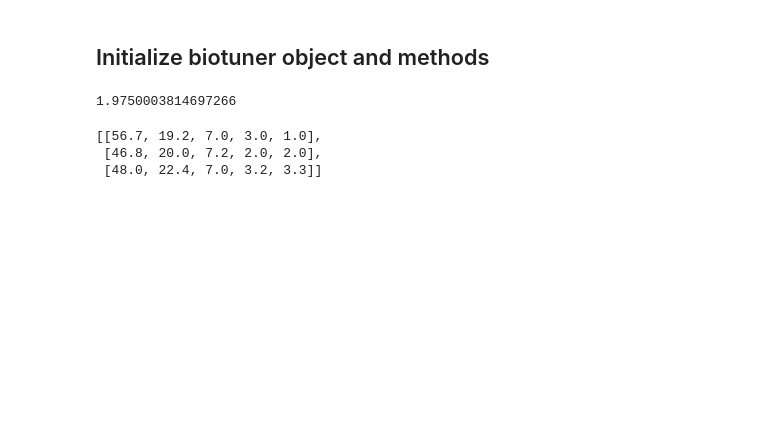
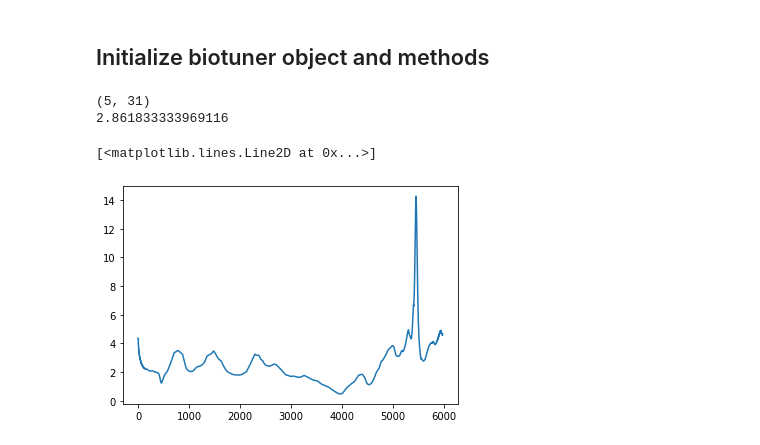
Before and after one commit to AntoineBellemare/biotuner, a Jupyter notebook: biotuner_object.ipynb, the cells around one changed output. Saved outputs shown, nothing was run; the diff lists cells and outputs as text; code cells hidden in the pictures; blank space fills up the shorter version.

Commit message:
spectromorph indexes

```diff
--- a/biotuner_object.ipynb
+++ b/biotuner_object.ipynb
@@ -333,16 +357,24 @@ biotuning.IMFs[0][incut:outcut]
 # %%
 import time
 start = time.time()
-data = epochs_data[15][75][1000:6000] # Define data (single time series)
-biotuning = biotuner(1000, peaks_function = 'EEMD', precision = 0.5, n_harm = 10) # Initialize biotuner object
+data = epochs_data[11][55][0:6000] # Define data (single time series)
+biotuning = biotuner(1000, peaks_function = 'HH1D_max', precision = 0.5, n_harm = 30) # Initialize biotuner object
 biotuning.peaks_extraction(data)
 biotuning.compute_peaks_metrics()
-biotuning.peaks_extension(method = 'consonant_harmonic_fit', harm_function = 'mult', cons_limit = 0.1)
+#biotuning.peaks_extension(method = 'harmonic_fit', harm_function = 'mult', cons_limit = 0.1, n_ratios_harms = 5,
+#                          ratios_inc = True)
 biotuning.compute_diss_curve(plot = False, input_type = 'peaks', denom = 50, consonance = False, n_tet_grid = 12)
-biotuning.compute_spectromorph(comp_chords = True, min_notes = 5, limit = 30, cons_chord_method = 'euler')
+biotuning.compute_spectromorph(comp_chords = True, min_notes = 5, cons_limit = 45, cons_chord_method = 'euler')
 
-biotuning.compute_harmonic_entropy(input_type = 'extended_peaks', plot_entropy = False)
+#biotuning.compute_harmonic_entropy(input_type = 'extended_peaks_inc', plot_entropy = True, octave = 8, rebound = True)
 stop = time.time()
 print(stop-start)
 # %% [output]
-1.9750003814697266
+(5, 31)
+2.861833333969116
+# %%
+IF = np.moveaxis(biotuning.IF, 0 ,1)
+plt.plot(IF[4][10:-10])
+# %% [output]
+[<matplotlib.lines.Line2D at 0x...>]
+[figure, added]
@@ -349,6 +385,2 @@ print(stop-start)
 # %%
-biotuning.spectro_chords
+biotuning.peaks_ratios
-# %% [output]
-[[56.7, 19.2, 7.0, 3.0, 1.0],
- [46.8, 20.0, 7.2, 2.0, 2.0],
- [48.0, 22.4, 7.0, 3.2, 3.3]]
```
Also changed, not shown: parts of 12 cells of this notebook, 1 other file.
